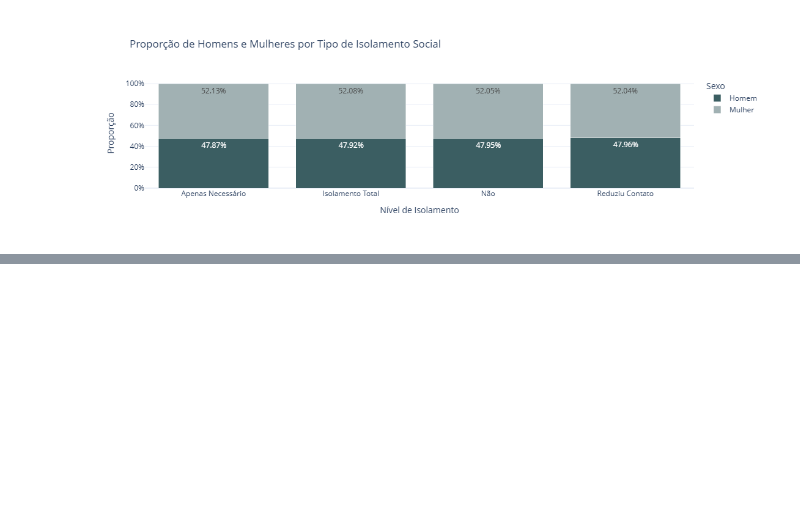
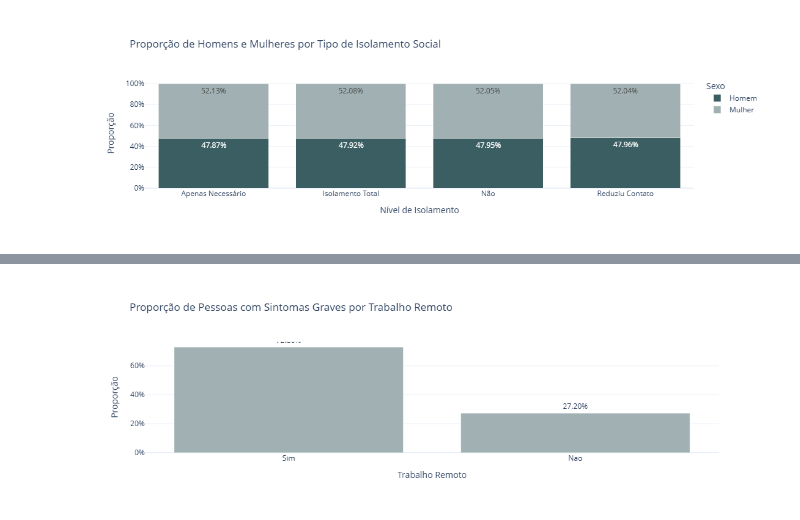
Before and after one commit to laribar/TechChallenge3, a Jupyter notebook: Analise_pnad.py.ipynb, the cells around one changed output, grey strips where cells are left out. Drawn from its saved outputs; the diff is of its cells as text; code cells hidden in the pictures; blank space fills up the shorter version.

```diff
--- a/Analise_pnad.py.ipynb
+++ b/Analise_pnad.py.ipynb
@@ -423,22 +335,43 @@ fig.show()
 # %%
 query = """
 SELECT
   e.Trabalhou_remotamente,
-  COUNTIF(s.Febre = 'Sim' OR s.Tosse = 'Sim' OR s.Dificuldade_respirar = 'Sim') AS com_sintoma,
-  COUNT(*) AS total
+  COUNT(*) AS total_com_sintomas
 FROM `pnad-covid-analise.pnad_covid_data.economia_traduzida` e
 JOIN `pnad-covid-analise.pnad_covid_data.sintomas_traduzida` s
   ON e.UF = s.UF AND e.Numero_selecao_domicilio = s.Numero_selecao_domicilio
-GROUP BY Trabalhou_remotamente
+WHERE s.Febre = 'Sim' OR s.Tosse = 'Sim' OR s.Dificuldade_respirar = 'Sim'
+GROUP BY e.Trabalhou_remotamente
 """
+
 df = client.query(query).to_dataframe()
-df = df[df["Trabalhou_remotamente"].isin(["Sim", "Não"])]
-df["proporcao"] = df["com_sintoma"] / df["total"]
 
-fig = px.bar(df, x="Trabalhou_remotamente", y="proporcao", text="proporcao",
-             title="Correlação: Trabalho Remoto x Sintomas Respiratórios",
-             labels={"proporcao": "Proporção com Sintomas"},
-             color_discrete_sequence=["#A1B1B3"])
-fig.update_traces(texttemplate='%{text:.1%}', textposition='outside')
-fig.update_layout(template='plotly_white')
+# Garantir que a coluna seja string e limpar espaços
+df["Trabalhou_remotamente"] = df["Trabalhou_remotamente"].astype(str).str.strip().str.title()
+
+# Filtrar respostas válidas
+df = df[df["Trabalhou_remotamente"].isin(["Sim", "Nao"])]
+
+# Calcular proporção dentro do total de pessoas com sintomas
+total = df["total_com_sintomas"].sum()
+df["proporcao"] = df["total_com_sintomas"] / total
+
+# Plotar gráfico
+fig = px.bar(
+    df,
+    x="Trabalhou_remotamente",
+    y="proporcao",
+    text="proporcao",
+    title="Proporção de Pessoas com Sintomas Graves por Trabalho Remoto",
+    labels={
+        "Trabalhou_remotamente": "Trabalho Remoto",
+        "proporcao": "Proporção"
+    },
+    color_discrete_sequence=["#A1B1B3"]
+)
+
+fig.update_traces(texttemplate='%{text:.2%}', textposition='outside')
+fig.update_layout(template='plotly_white', yaxis_tickformat='.0%')
 fig.show()
+# %% [output]
+[figure, added]
```
Also changed, not shown: parts of 5 cells of this notebook.
